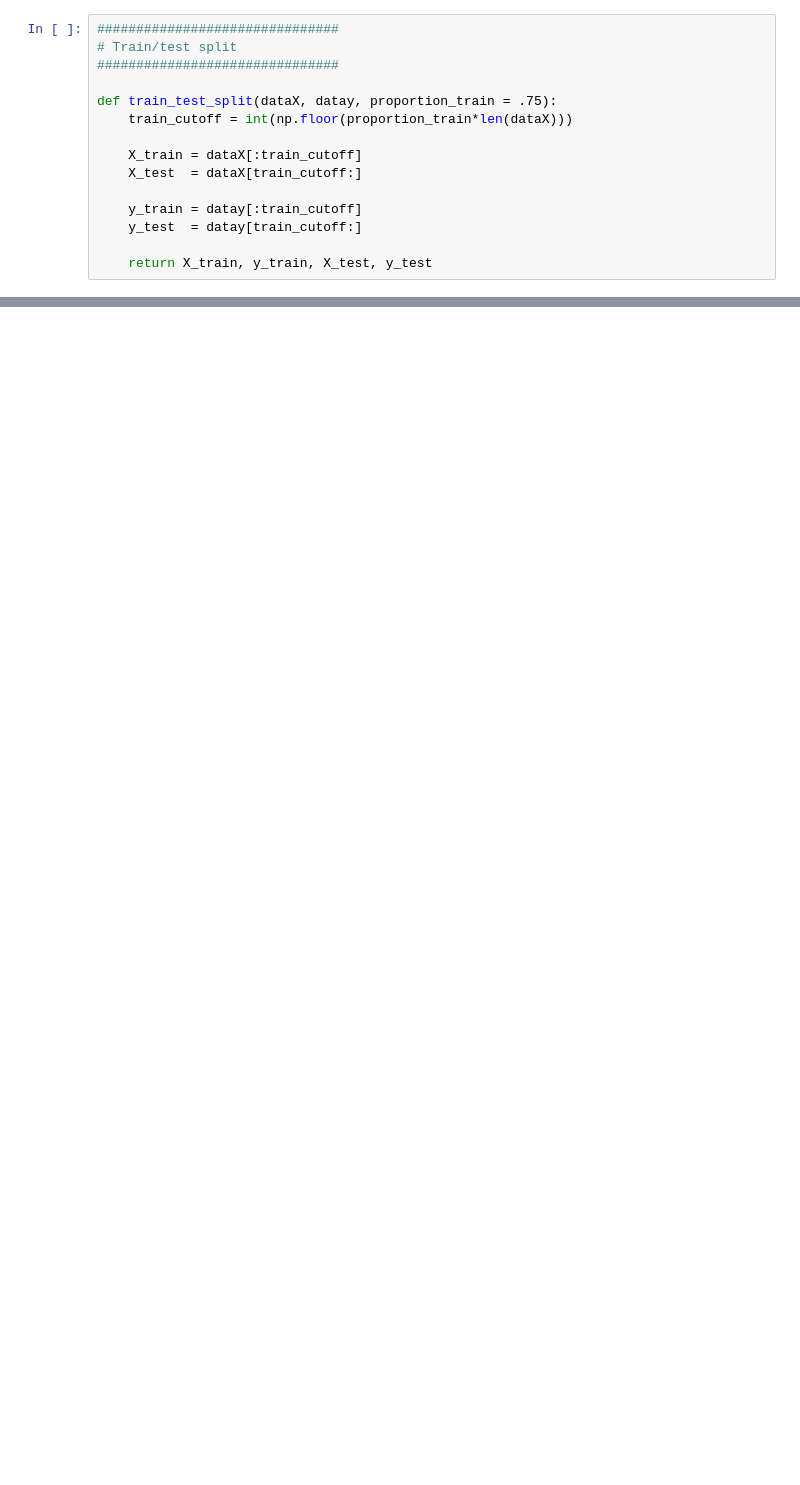
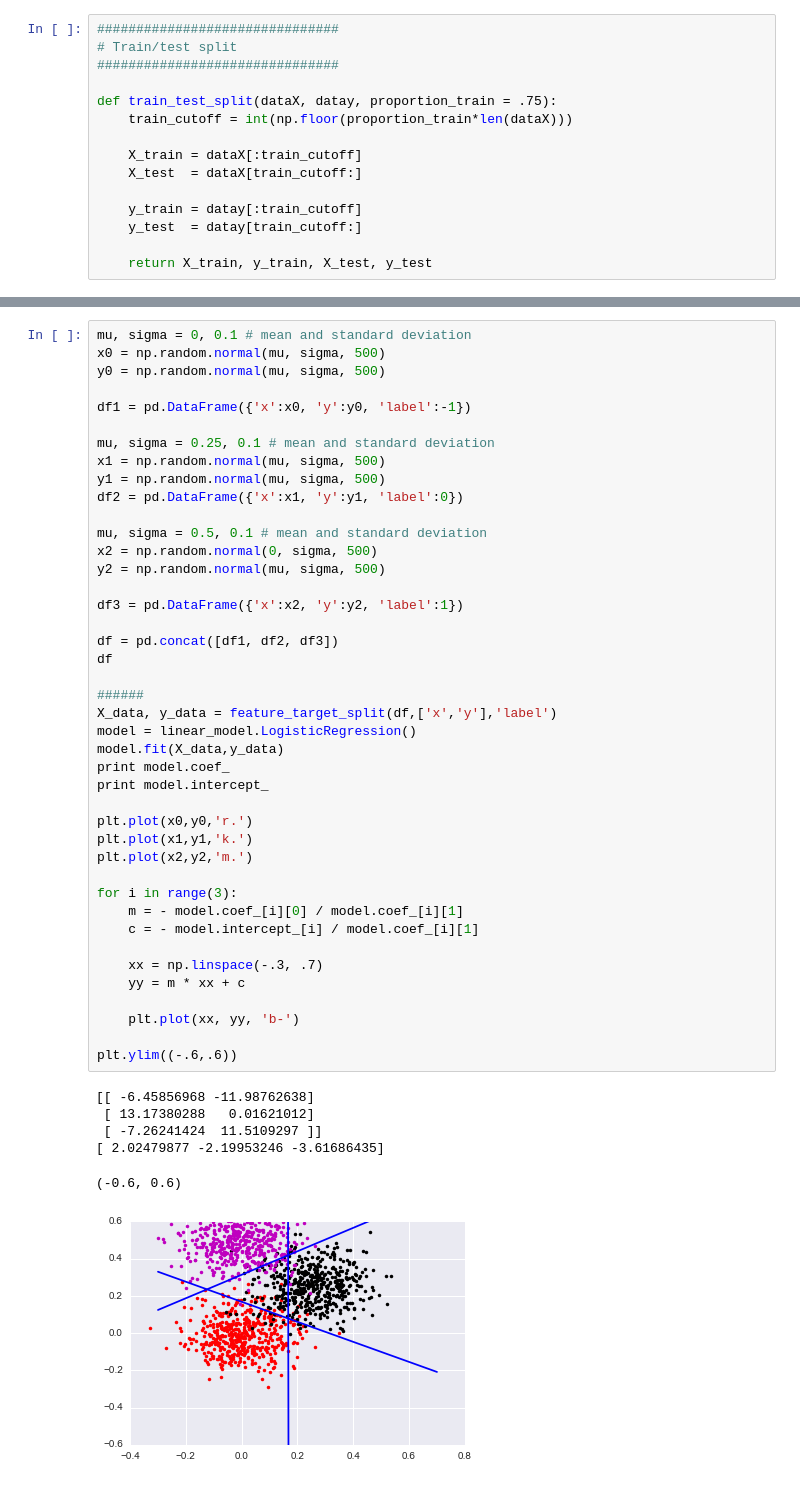
Before and after one commit to sidazhou/ipython_notes, a Jupyter notebook: notes_ml.ipynb, the cells around one changed output, grey strips where cells are left out. Cells and saved outputs as stored; diff of their text form; blank space fills up the shorter version.

```diff
--- a/notes_ml.ipynb
+++ b/notes_ml.ipynb
@@ -32,0 +172,49 @@ import
+# %%
+mu, sigma = 0, 0.1 # mean and standard deviation
+x0 = np.random.normal(mu, sigma, 500)
+y0 = np.random.normal(mu, sigma, 500)
+
+df1 = pd.DataFrame({'x':x0, 'y':y0, 'label':-1})
+
+mu, sigma = 0.25, 0.1 # mean and standard deviation
+x1 = np.random.normal(mu, sigma, 500)
+y1 = np.random.normal(mu, sigma, 500)
+df2 = pd.DataFrame({'x':x1, 'y':y1, 'label':0})
+
+mu, sigma = 0.5, 0.1 # mean and standard deviation
+x2 = np.random.normal(0, sigma, 500)
+y2 = np.random.normal(mu, sigma, 500)
+
+df3 = pd.DataFrame({'x':x2, 'y':y2, 'label':1})
+
+df = pd.concat([df1, df2, df3])
+df
+
+######
+X_data, y_data = feature_target_split(df,['x','y'],'label')
+model = linear_model.LogisticRegression()
+model.fit(X_data,y_data)
+print model.coef_
+print model.intercept_
+
+plt.plot(x0,y0,'r.')
+plt.plot(x1,y1,'k.')
+plt.plot(x2,y2,'m.')
+
+for i in range(3):
+    m = - model.coef_[i][0] / model.coef_[i][1]
+    c = - model.intercept_[i] / model.coef_[i][1]
+
+    xx = np.linspace(-.3, .7)
+    yy = m * xx + c
+
+    plt.plot(xx, yy, 'b-')
+
+plt.ylim((-.6,.6))
+# %% [output]
+[[ -6.45856968 -11.98762638]
+ [ 13.17380288   0.01621012]
+ [ -7.26241424  11.5109297 ]]
+[ 2.02479877 -2.19953246 -3.61686435]
+(-0.6, 0.6)
+[figure, added]
```
Also changed, not shown: parts of 11 cells of this notebook, 1 other file.
